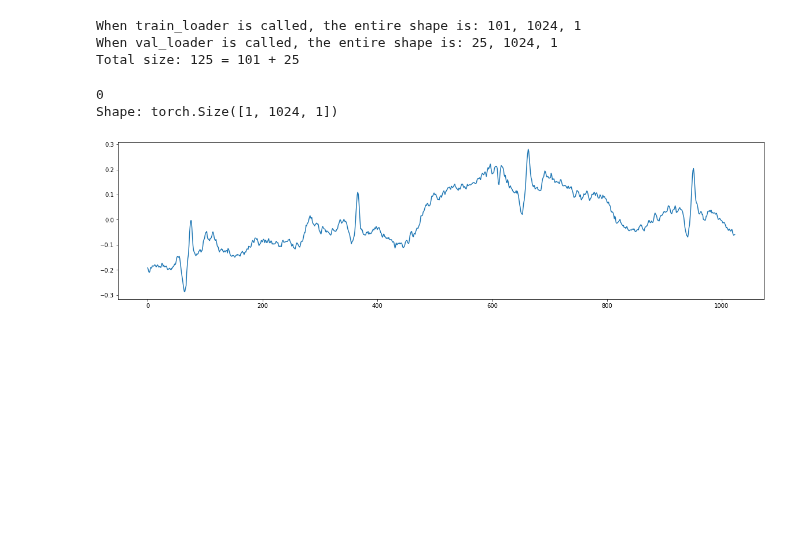
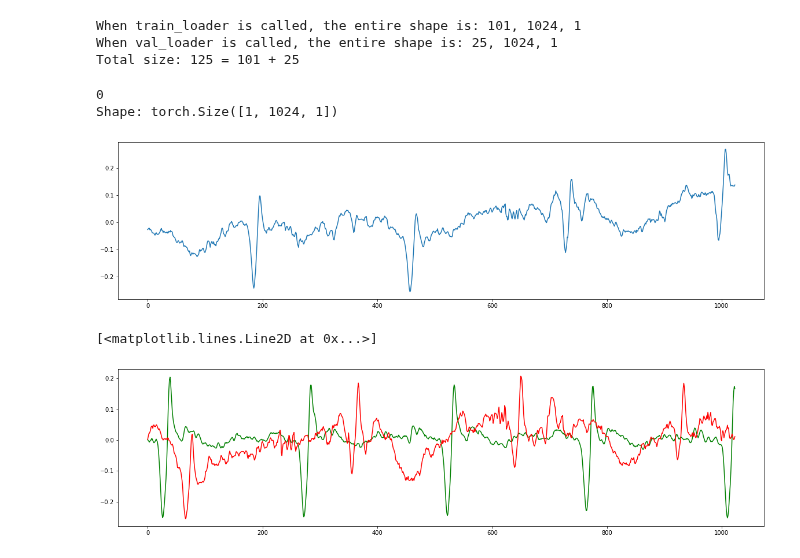
Before and after one commit to enzlaur/pytorch-ml-tuts, a Jupyter notebook: scratch06.ipynb, the cells around one changed output. Drawn from its saved outputs; the diff is of its cells as text; code cells hidden in the pictures; blank space fills up the shorter version.

```diff
--- a/scratch06.ipynb
+++ b/scratch06.ipynb
@@ -38,10 +38,11 @@ device(type='cuda')
 # Load numpy version datasets
 # ecg_clean = et.load_ecg_file('all_chunks_fs1024_e24.npy')
 # ecg_noisy = et.load_ecg_file('all_chunks_fs1024_e06.npy')
-ecg_noisy, ecg_clean = et.get_ecg_with_split('118e06', samp_freq=1024, norm_type='chunks')
+ecg_noisy_06, ecg_clean_06 = et.get_ecg_with_split('118e06', samp_freq=1024, norm_type='chunks')
+ecg_noisy_24, ecg_clean_24 = et.get_ecg_with_split('118e24', samp_freq=1024, norm_type='chunks')
 # Load datasets to CUDA
-ecg_noisy = torch.from_numpy(ecg_noisy).double().to(device)
-ecg_clean = torch.from_numpy(ecg_clean).double().to(device)
+ecg_noisy = torch.from_numpy(ecg_noisy_06).double() #.to(device)
+ecg_clean = torch.from_numpy(ecg_clean_06).double() #.to(device)
 
 # Create train and validation datasets
 train_size = int( (ecg_clean.shape[0])*.80 ) # Get 80%
@@ -80,7 +87,26 @@ for i, data in enumerate( train_loader ):
 # %% [output]
 0
 Shape: torch.Size([1, 1024, 1])
-[figure, old version]
+[figure, new version]
+# %%
+# for i, data in enumerate( traindex_loader ):
+#     print( f'{i} contains {data.cpu().numpy()[0]}' )
+#     if i == 0:
+#         x = data.cpu().numpy()[0]
+#         print( f'{x} and {x}' )
+#         samp_clean = ecg_clean[x].cpu()
+#         samp_noisy = ecg_noisy[x].cpu()
+#         plt.figure( figsize=(20,5) )
+#         plt.plot( samp_clean, c='green' )
+#         plt.plot( samp_noisy, c='red' )
+#         break
+index = 1
+plt.figure( figsize=(20,5) )
+plt.plot( ecg_clean[index].cpu(), c='green' )
+plt.plot( ecg_noisy[index].cpu(), c='red' )
+# %% [output]
+[<matplotlib.lines.Line2D at 0x...>]
+[figure, added]
 # %%
 kernel_size = 16
 padding_size= int( kernel_size/2 ) # If odd, add -1
```
Also changed, not shown: parts of 3 cells of this notebook.
